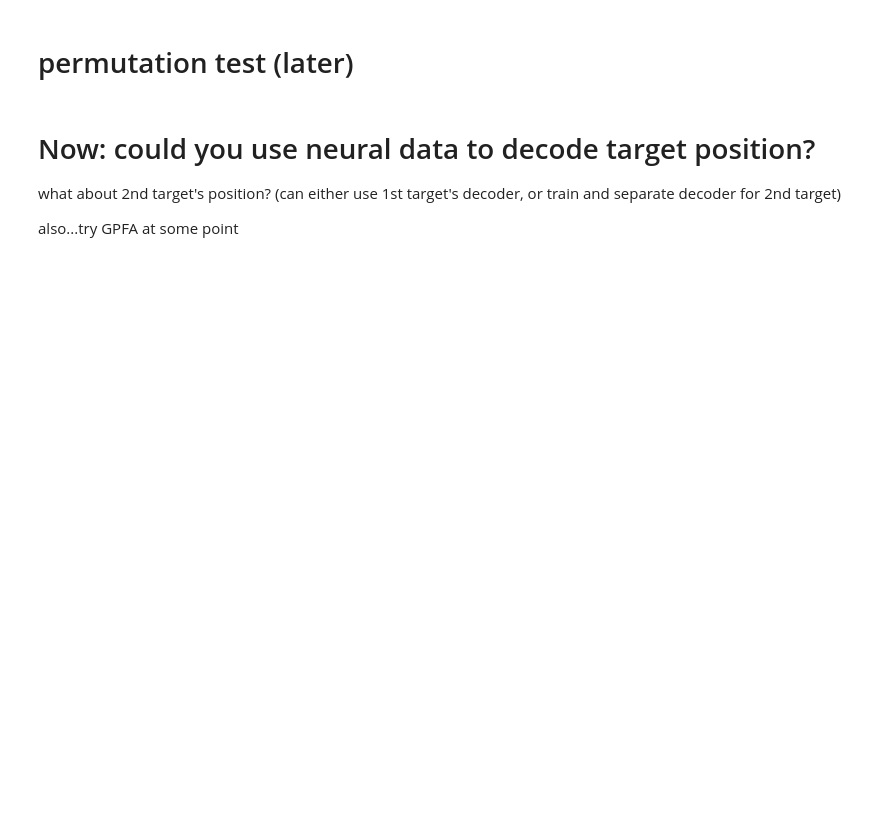
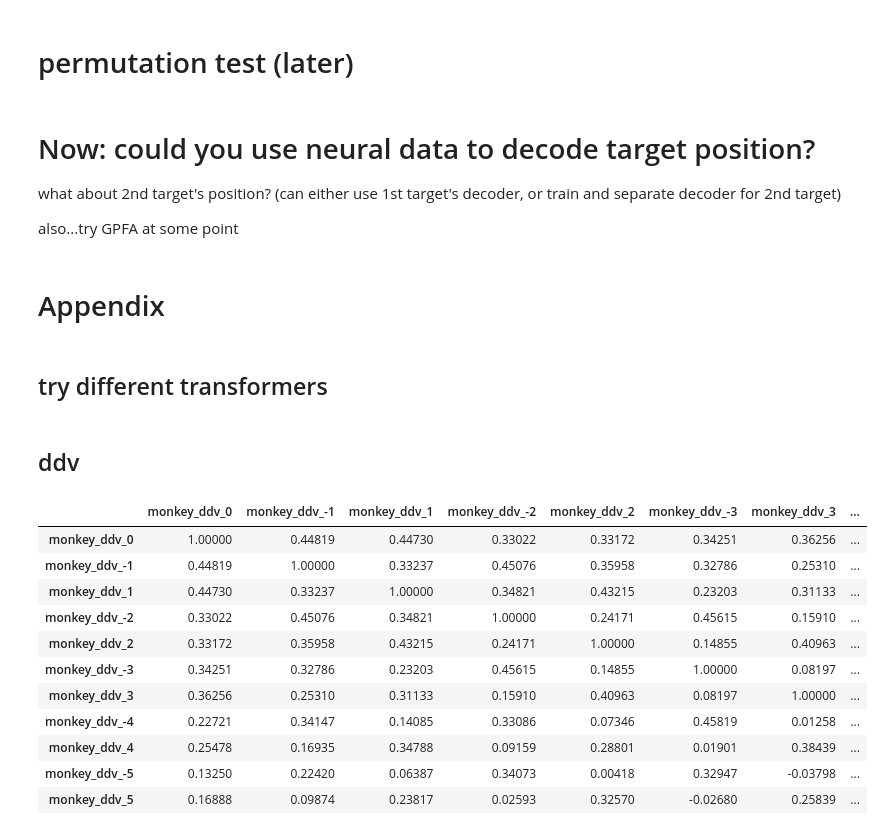
Before and after one commit to CiciDu/multiff_analysis, a Jupyter notebook: notebooks/neural_data_analysis/decoding_current_targets/decoding_current_targets_CCA.ipynb, the cells around one changed output. Cells and saved outputs as stored; diff of their text form; code cells hidden in the pictures; blank space fills up the shorter version.

```diff
--- a/notebooks/neural_data_analysis/decoding_current_targets/decoding_current_targets_CCA.ipynb
+++ b/notebooks/neural_data_analysis/decoding_current_targets/decoding_current_targets_CCA.ipynb
@@ -154,6 +78,0 @@ Retrieved ff_dataframe from all_monkey_data/processed_data/monkey_Bruno/data_032
-# %%
-# add variable "capture" ff based on ff_caught_T_new, using searchsorted
-target_capture_iloc = np.searchsorted(dec.target_df['time'], dec.ff_caught_T_new)
-dec.target_df.reset_index(drop=True, inplace=True)
-dec.target_df['capture_target'] = 0
-dec.target_df.loc[target_capture_iloc, 'capture_target'] = 1
@@ -749,3 +465,7 @@ what about 2nd target's position?
 (can either use 1st target's decoder, or train and separate decoder for 2nd target)
 
 also...try GPFA at some point
+# %% [markdown]
+# Appendix
+# %% [markdown]
+## try different transformers
@@ -751,0 +548,18 @@ also...try GPFA at some point
+# %% [markdown]
+## ddv
+# %%
+ddv_vars = [var for var in dec.y_var_lags if 'ddv' in var]
+dec.y_var_lags[ddv_vars].corr()
+# %% [output]
+|  | monkey_ddv_0 | monkey_ddv_-1 | monkey_ddv_1 | monkey_ddv_-2 | monkey_ddv_2 | monkey_ddv_-3 | monkey_ddv_3 | ... |
+| monkey_ddv_0 | 1.00000 | 0.44819 | 0.44730 | 0.33022 | 0.33172 | 0.34251 | 0.36256 | ... |
+| monkey_ddv_-1 | 0.44819 | 1.00000 | 0.33237 | 0.45076 | 0.35958 | 0.32786 | 0.25310 | ... |
+| monkey_ddv_1 | 0.44730 | 0.33237 | 1.00000 | 0.34821 | 0.43215 | 0.23203 | 0.31133 | ... |
+| monkey_ddv_-2 | 0.33022 | 0.45076 | 0.34821 | 1.00000 | 0.24171 | 0.45615 | 0.15910 | ... |
+| monkey_ddv_2 | 0.33172 | 0.35958 | 0.43215 | 0.24171 | 1.00000 | 0.14855 | 0.40963 | ... |
+| monkey_ddv_-3 | 0.34251 | 0.32786 | 0.23203 | 0.45615 | 0.14855 | 1.00000 | 0.08197 | ... |
+| monkey_ddv_3 | 0.36256 | 0.25310 | 0.31133 | 0.15910 | 0.40963 | 0.08197 | 1.00000 | ... |
+| monkey_ddv_-4 | 0.22721 | 0.34147 | 0.14085 | 0.33086 | 0.07346 | 0.45819 | 0.01258 | ... |
+| monkey_ddv_4 | 0.25478 | 0.16935 | 0.34788 | 0.09159 | 0.28801 | 0.01901 | 0.38439 | ... |
+| monkey_ddv_-5 | 0.13250 | 0.22420 | 0.06387 | 0.34073 | 0.00418 | 0.32947 | -0.03798 | ... |
+| monkey_ddv_5 | 0.16888 | 0.09874 | 0.23817 | 0.02593 | 0.32570 | -0.02680 | 0.25839 | ... |
```
Also changed, not shown: parts of 51 cells of this notebook, 24 other files.
